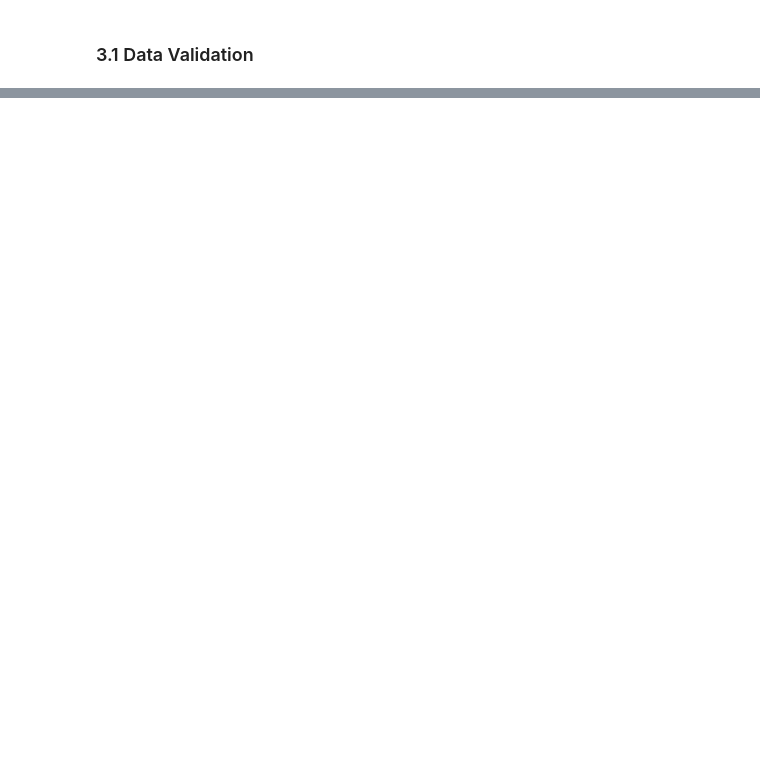
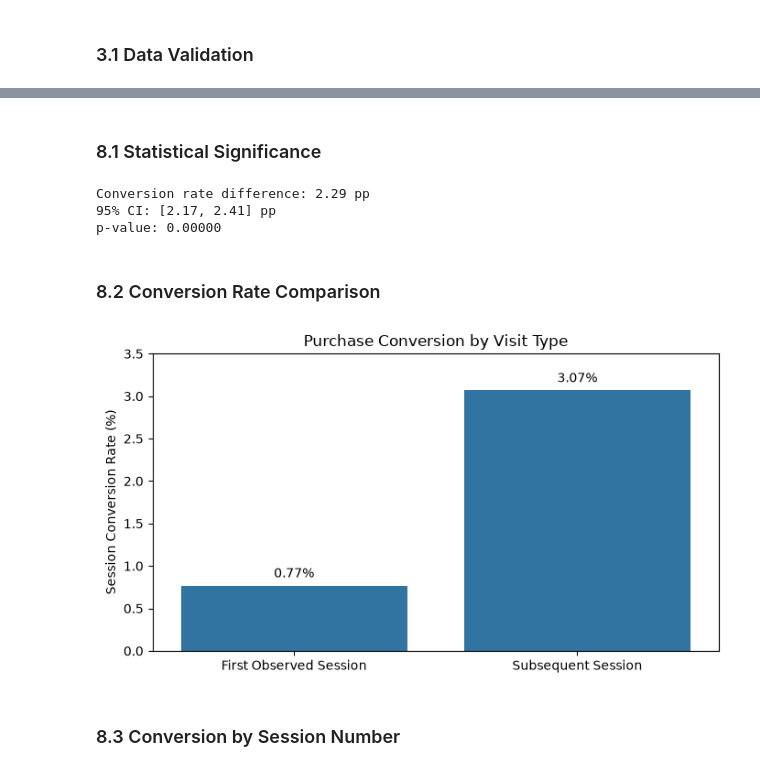
Before and after one commit to romarta/ga4-ecommerce-conversion-analytics, a Jupyter notebook: notebooks/conversion_statistics.ipynb, the cells around one changed output, grey strips where cells are left out. Cells and saved outputs as stored; diff of their text form; code cells hidden in the pictures; blank space fills up the shorter version.

Commit message:
Add statistical analyses and business insights

```diff
--- a/notebooks/conversion_statistics.ipynb
+++ b/notebooks/conversion_statistics.ipynb
@@ -79,0 +343,16 @@ dtype: int64
+# %%
+# Sort sessions chronologically within each user.
+df_visits = df.sort_values(["user_pseudo_id", "session_timestamp", "ga_session_id"]).copy()
+
+# Identify the first observed session for each user.
+df_visits["visit_segment"] = np.where(df_visits.groupby("user_pseudo_id").cumcount() == 0,"First Observed Session","Subsequent Session")
+
+# Calculate purchase conversion by visit segment.
+visit_summary = (
+    df_visits.groupby("visit_segment")["has_purchase"]
+    .agg(total_sessions="size", purchase_sessions="sum")
+)
+
+visit_summary["conversion_rate_pct"] = (100 * visit_summary["purchase_sessions"] / visit_summary["total_sessions"]).round(2)
+
+display(visit_summary)
@@ -79,0 +364,64 @@ dtype: int64
+# %% [markdown]
+### 8.1 Statistical Significance
+# %%
+# Identify subsequent sessions; first observed sessions are the reference group.
+X_visit = sm.add_constant(
+    df_visits["visit_segment"]
+    .eq("Subsequent Session")
+    .astype(int)
+    .rename("subsequent")
+)
+
+y_visit = df_visits["has_purchase"].astype(int)
+
+# Estimate the conversion-rate difference with user-clustered standard errors.
+visit_model = sm.OLS(y_visit, X_visit).fit(cov_type="cluster", cov_kwds={"groups": df_visits["user_pseudo_id"]})
+
+# Extract the estimated difference and its statistical uncertainty.
+difference_pp = visit_model.params["subsequent"] * 100
+ci_lower, ci_upper = visit_model.conf_int().loc["subsequent"] * 100
+p_value = visit_model.pvalues["subsequent"]
+
+print(f"Conversion rate difference: {difference_pp:.2f} pp")
+print(f"95% CI: [{ci_lower:.2f}, {ci_upper:.2f}] pp")
+print(f"p-value: {p_value:.5f}")
+# %% [output]
+Conversion rate difference: 2.29 pp
+95% CI: [2.17, 2.41] pp
+p-value: 0.00000
+# %% [markdown]
+### 8.2 Conversion Rate Comparison
+# %%
+# Prepare conversion rates for visualization.
+visit_plot = visit_summary.reset_index()
+
+# Compare first observed and subsequent sessions.
+fig, ax = plt.subplots(figsize=(7, 4))
+
+sns.barplot(
+    data=visit_plot,
+    x="visit_segment",
+    y="conversion_rate_pct",
+    order=["First Observed Session", "Subsequent Session"],
+    errorbar=None,
+    ax=ax
+)
+
+# Display conversion rates above the bars.
+ax.bar_label(ax.containers[0], fmt="%.2f%%", padding=4)
+
+ax.set(
+    title="Purchase Conversion by Visit Type",
+    xlabel="",
+    ylabel="Session Conversion Rate (%)"
+)
+
+# Add space above the bars for value labels.
+ax.set_ylim(0, 3.5)
+
+plt.tight_layout()
+plt.show()
+# %% [output]
+[figure, added]
+# %% [markdown]
+### 8.3 Conversion by Session Number
```
Also changed, not shown: parts of 43 cells of this notebook, 3 other files.
